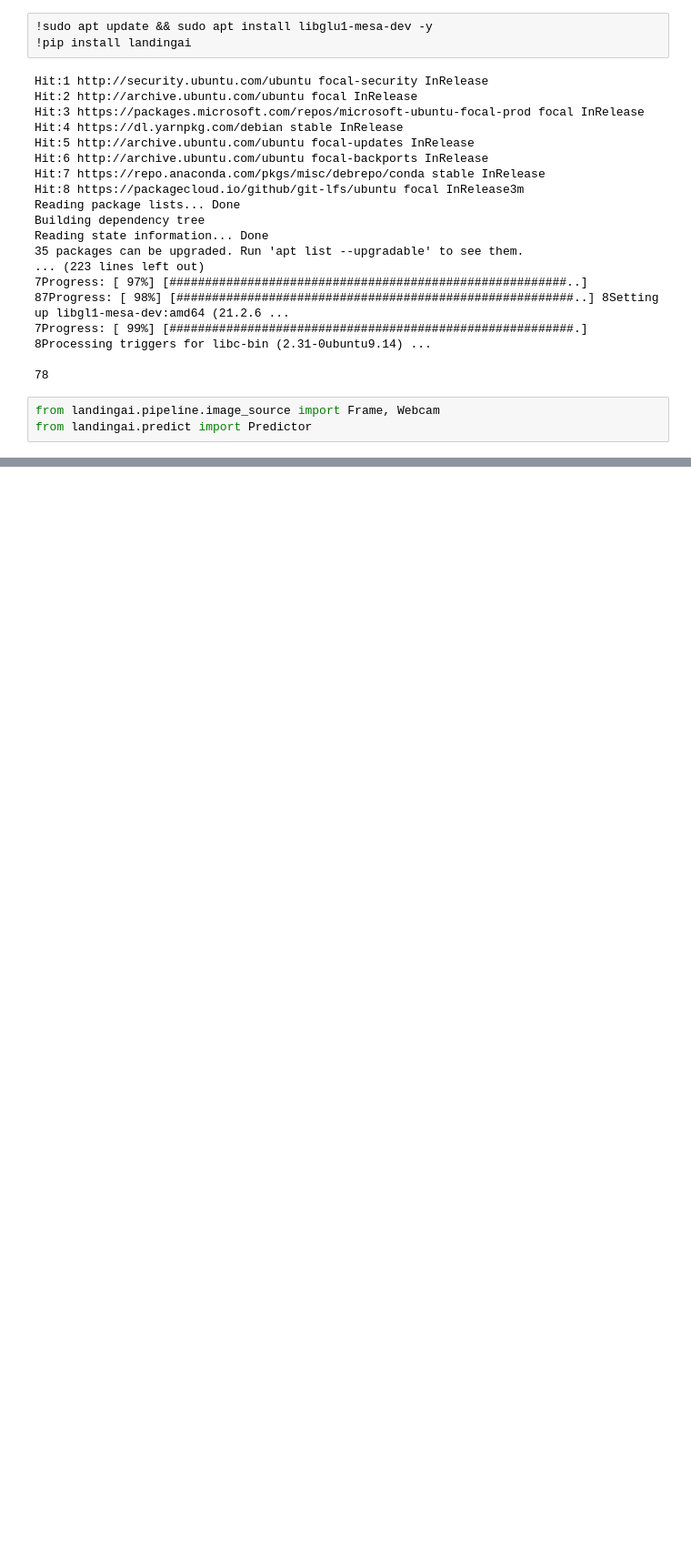
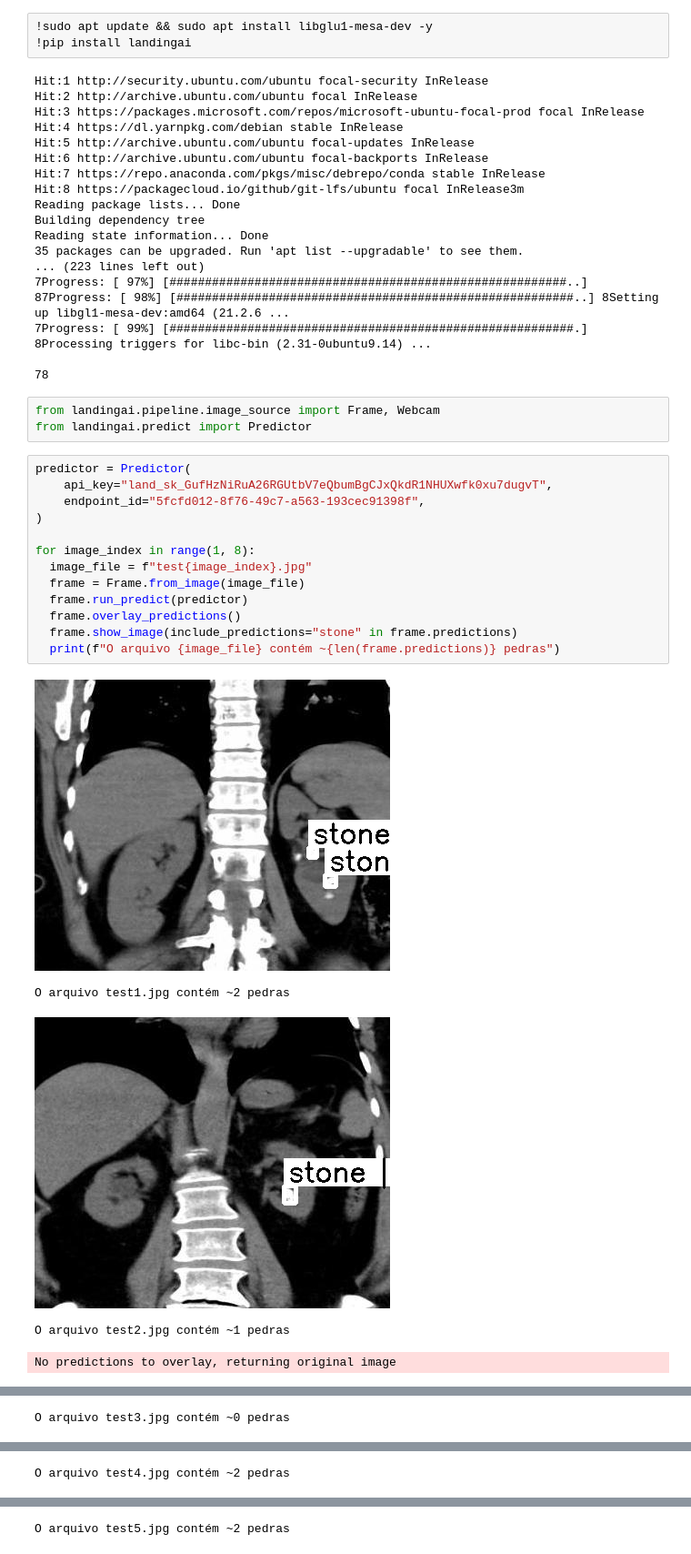
Before and after one commit to pappacena/test-landing-sdk, a Jupyter notebook: example-notebook.ipynb, the cells around one changed output, grey strips where cells are left out. Shown: that part at 91% size. Cells and saved outputs as stored; diff of their text form; blank space fills up the shorter version.

```diff
--- a/example-notebook.ipynb
+++ b/example-notebook.ipynb
@@ -22,3 +22,22 @@ Reading state information... Done
 # %%
 from landingai.pipeline.image_source import Frame, Webcam
 from landingai.predict import Predictor
+# %%
+predictor = Predictor(
+    api_key="land_sk_GufHzNiRuA26RGUtbV7eQbumBgCJxQkdR1NHUXwfk0xu7dugvT",
+    endpoint_id="5fcfd012-8f76-49c7-a563-193cec91398f",
+)
+
+for image_index in range(1, 8):
+  image_file = f"test{image_index}.jpg"
+  frame = Frame.from_image(image_file)
+  frame.run_predict(predictor)
+  frame.overlay_predictions()
+  frame.show_image(include_predictions="stone" in frame.predictions)
+  print(f"O arquivo {image_file} contém ~{len(frame.predictions)} pedras")
+# %% [output]
+[figure, added]
+O arquivo test1.jpg contém ~2 pedras
+[figure, added]
+O arquivo test2.jpg contém ~1 pedras
+No predictions to overlay, returning original image
@@ -24,0 +45 @@ from landingai.predict import Predictor
+O arquivo test3.jpg contém ~0 pedras
@@ -24,0 +47 @@ from landingai.predict import Predictor
+O arquivo test4.jpg contém ~2 pedras
@@ -24,0 +49 @@ from landingai.predict import Predictor
+O arquivo test5.jpg contém ~2 pedras
```
Also changed, not shown: parts of 1 cell of this notebook.
